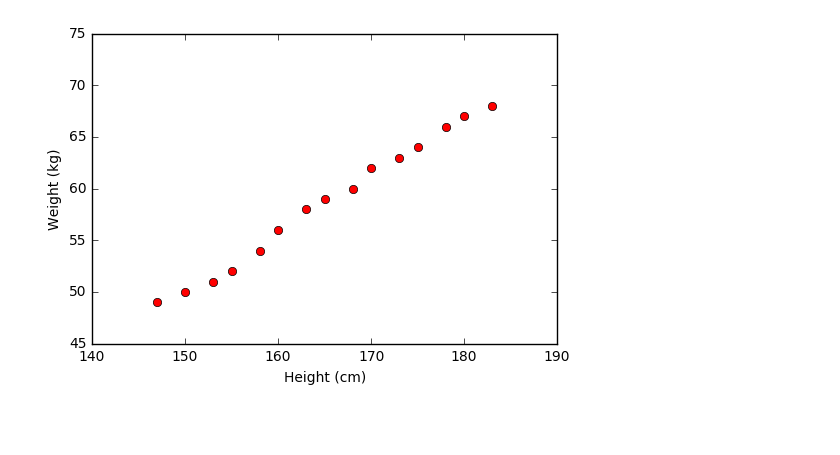
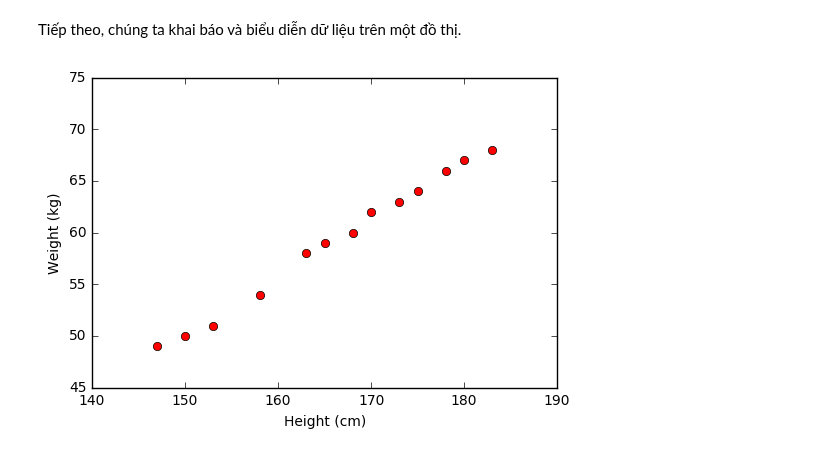
Before and after one commit to tiepvupsu/tiepvupsu.github.io, a Jupyter notebook: assets/LR/LR.ipynb, the cells around one changed output. Drawn from its saved outputs; the diff is of its cells as text; code cells hidden in the pictures; blank space fills up the shorter version.

```diff
--- a/assets/LR/LR.ipynb
+++ b/assets/LR/LR.ipynb
@@ -6,16 +16,18 @@
 # %%
 import numpy as np
 import matplotlib.pyplot as plt
+# %% [markdown]
+Tiếp theo, chúng ta khai báo và biểu diễn dữ liệu trên một đồ thị.
 # %%
 # height (cm)
-X = np.array([[147, 150, 153, 155, 158, 160, 163, 165, 168, 170, 173, 175, 178, 180, 183]])
+X = np.array([[147, 150, 153, 158, 163, 165, 168, 170, 173, 175, 178, 180, 183]])
 # weight (kg)
-Y = np.array([[ 49, 50, 51, 52, 54, 56, 58, 59, 60, 62, 63, 64, 66, 67, 68]])
+y = np.array([[ 49, 50, 51,  54, 58, 59, 60, 62, 63, 64, 66, 67, 68]])
 # Visualize data
-plt.plot(X, Y, 'ro')
+plt.plot(X, y, 'ro')
 plt.axis([140, 190, 45, 75])
 plt.xlabel('Height (cm)')
 plt.ylabel('Weight (kg)')
 plt.show()
 # %% [output]
-[figure, old version]
+[figure, new version]
```
Also changed, not shown: parts of 11 cells of this notebook, 8 other files.
